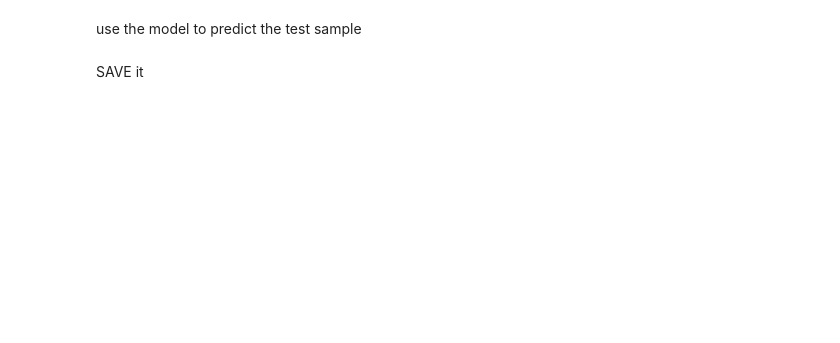
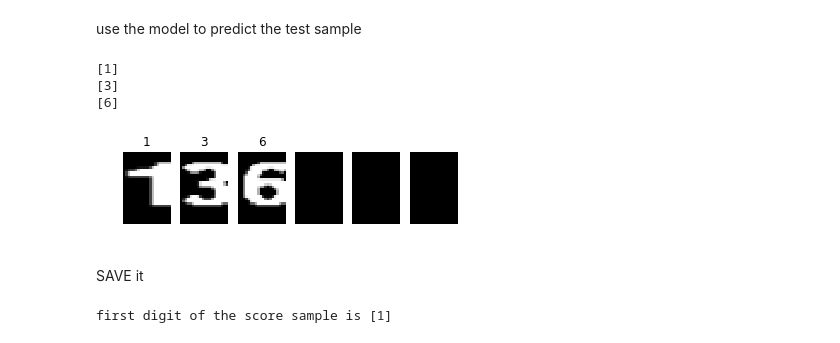
Before and after one commit to bobev18/gamcon, a Jupyter notebook: train_on_overlapping_digits.ipynb, the cells around one changed output. Cells and saved outputs as stored; diff of their text form; code cells hidden in the pictures; blank space fills up the shorter version.

```diff
--- a/train_on_overlapping_digits.ipynb
+++ b/train_on_overlapping_digits.ipynb
@@ -502,5 +604,5 @@ grid_search()
 # %% [markdown]
 Use the results from the grid search above to fill in the next training model:
 # %%
-clf = svm.NuSVC(decision_function_shape='ovo', kernel='linear', nu=0.8, random_state=1337, shrinking=True, tol=0.01)
+clf = svm.NuSVC(decision_function_shape='ovo', kernel='linear', nu=0.3, random_state=1337, shrinking=True, tol=0.003)
 clf.fit(flattened_images, classifications)
@@ -511,12 +620,19 @@ show_all(test_images)
 # %% [markdown]
 use the model to predict the test sample
 # %%
-for digit in test:
+for digit in test_images:
     predict = clf.predict([digit])
-    print(chr(int(predict)))
+    print(predict)
+# %% [output]
+[1]
+[3]
+[6]
 # %%
-predictions = [ clf.predict([z]) for z in test ]
-show_all(test_images, labels=[ chr(z) for z in predictions])
+# just alternative display
+predictions = [ clf.predict([z]).tolist() for z in test_images ]
+show_all(digits, labels=[ str(z[0]) for z in predictions])
+# %% [output]
+[figure, added]
 # %% [markdown]
 SAVE it
 # %%
@@ -526,5 +642,7 @@ with open('score_model2.pickle', 'wb') as f:
 
 with open('score_model2.pickle', 'rb') as f:
     clf2 = pickle.load(f)
-first_digit = clf2.predict([test[0]])
-print('first digit of the score sample is', chr(first_digit))
+first_digit = clf2.predict([test_images[0]])
+print('first digit of the score sample is', first_digit)
+# %% [output]
+first digit of the score sample is [1]
```
Also changed, not shown: parts of 14 cells of this notebook, 4 other files.
